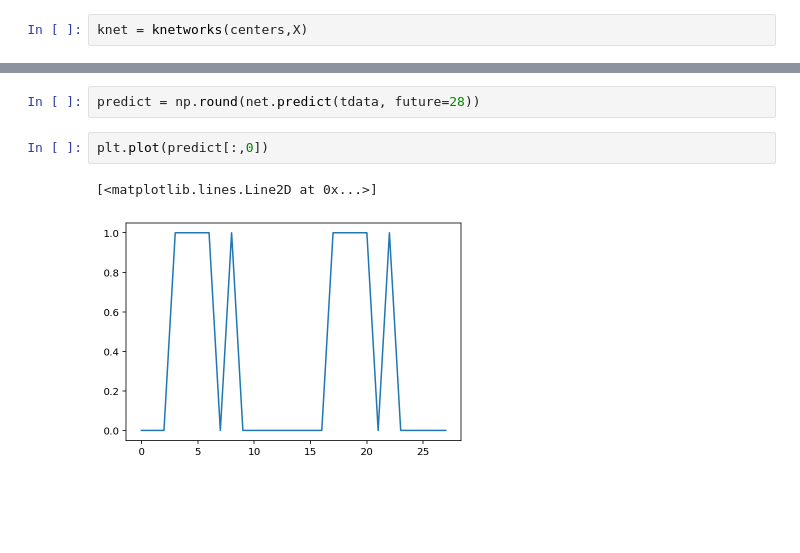
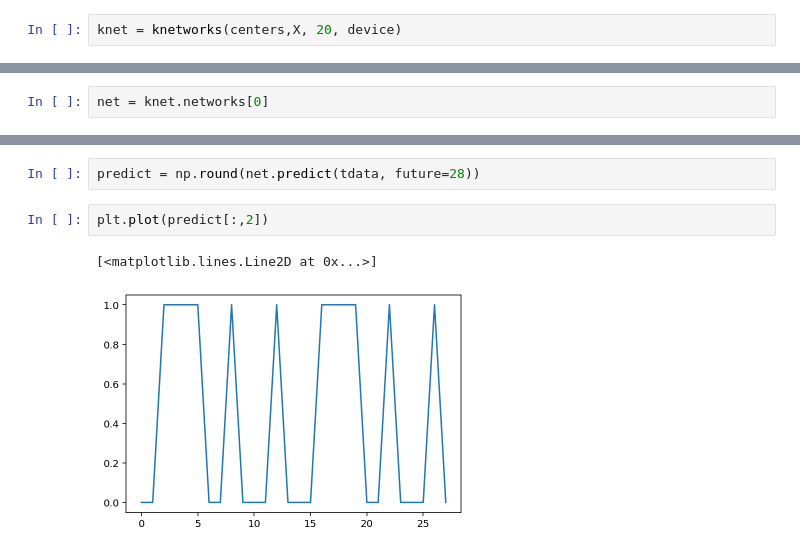
Before and after one commit to LuanAdemi/GroceryListPredictor, a Jupyter notebook: precommender/KNetworks.ipynb, the cells around one changed output, grey strips where cells are left out. Saved outputs shown, nothing was run; the diff lists cells and outputs as text; blank space fills up the shorter version.

```diff
--- a/precommender/KNetworks.ipynb
+++ b/precommender/KNetworks.ipynb
@@ -23,7 +23,7 @@ plt.scatter(X[:, 0], X[:,-1], alpha=0.5)
 <matplotlib.collections.PathCollection at 0x...>
 [figure]
 # %%
-knet = knetworks(centers,X)
+knet = knetworks(centers,X, 20, device)
 # %%
 plt.figure(figsize=(9, 6))
 plt.scatter(X[:, 0], X[:,-1], alpha=0.5, c=knet.km.affiliations)
@@ -77,3 +75,5 @@ net = Network(20, device=device)
+# %%
+net = knet.networks[0]
 # %%
 net.train(tdata, verbose=True)
 # %% [output]
@@ -97,7 +86,7 @@ epoch: 499 loss: 0.0045635030
 # %%
 predict = np.round(net.predict(tdata, future=28))
 # %%
-plt.plot(predict[:,0])
+plt.plot(predict[:,2])
 # %% [output]
 [<matplotlib.lines.Line2D at 0x...>]
-[figure, old version]
+[figure, new version]
```
Also changed, not shown: parts of 5 cells of this notebook, 2 other files.
